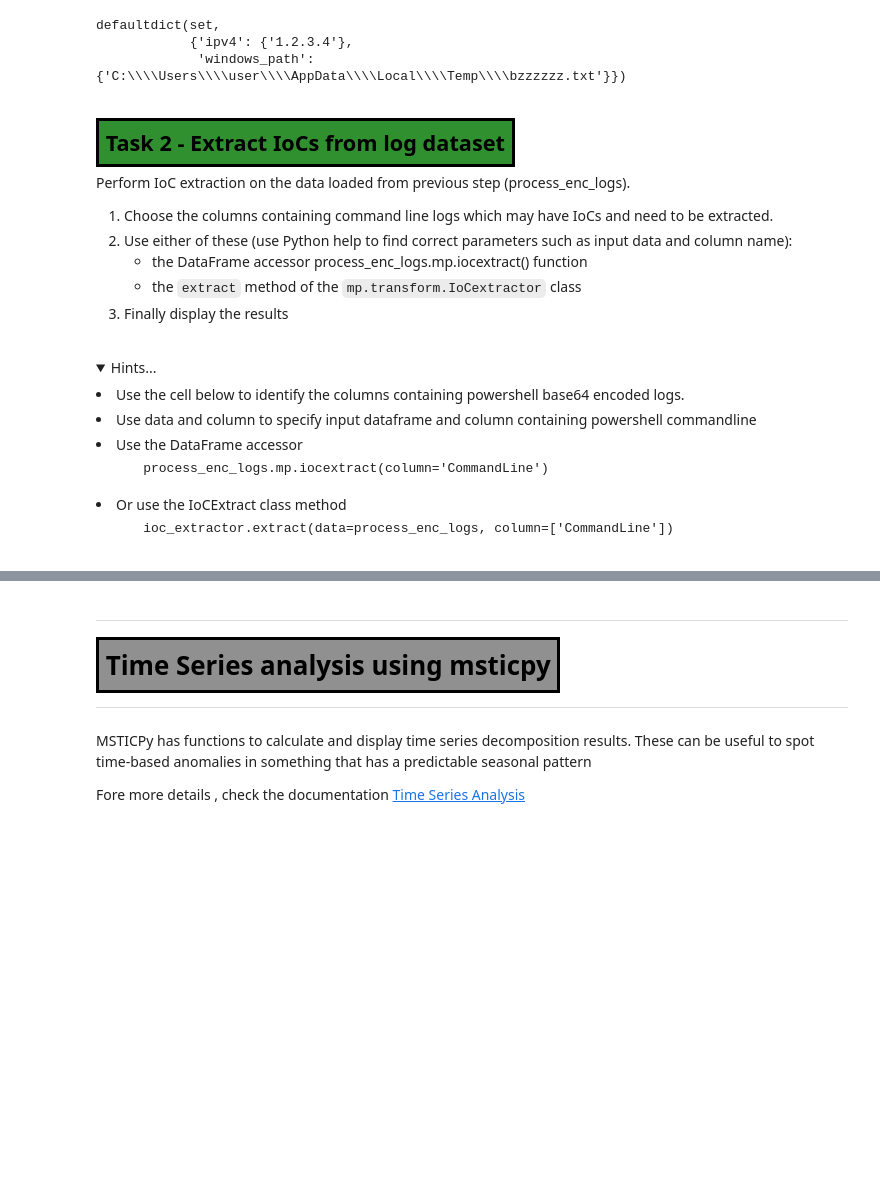
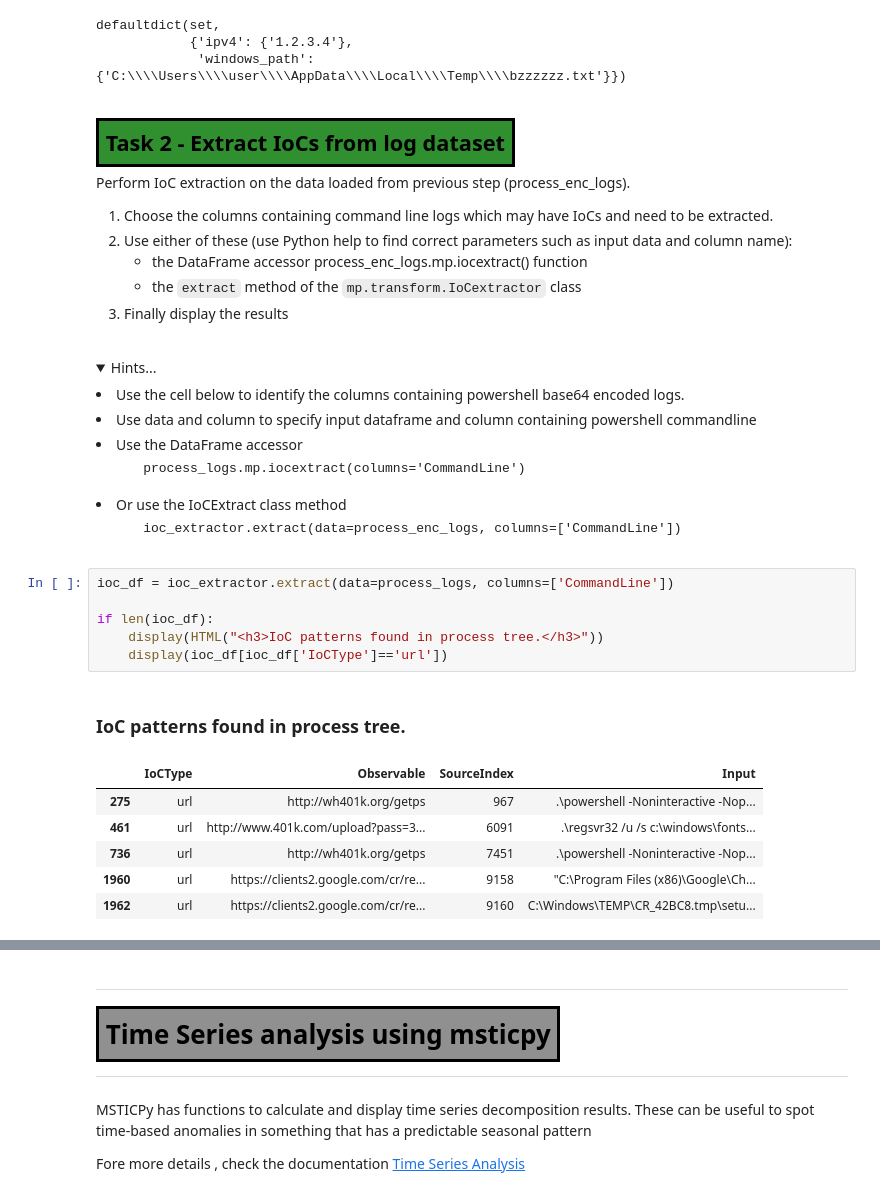
Before and after one commit to microsoft/msticpy-training, a Jupyter notebook: workshops/Oct2022/completed/Session-6-Data-Analysis.ipynb, the cells around one changed output, grey strips where cells are left out. Saved outputs shown, nothing was run; the diff lists cells and outputs as text; folded sections open; blank space fills up the shorter version.

```diff
--- a/workshops/Oct2022/completed/Session-6-Data-Analysis.ipynb
+++ b/workshops/Oct2022/completed/Session-6-Data-Analysis.ipynb
@@ -203,15 +218,29 @@ Perform IoC extraction on the data loaded from previous step (process_enc_logs).
 <li>Use data and column to specify input dataframe and column containing powershell commandline</li>
 <li>Use the DataFrame accessor
 <pre>
-    process_enc_logs.mp.iocextract(column='CommandLine')
+    process_logs.mp.iocextract(columns='CommandLine')
 </pre>
 </li>
 <li>Or use the IoCExtract class method
 <pre>
-    ioc_extractor.extract(data=process_enc_logs, column=['CommandLine'])
+    ioc_extractor.extract(data=process_enc_logs, columns=['CommandLine'])
 </pre>
 </li>
 <ul>
 </ul>
 </details>
+# %%
+ioc_df = ioc_extractor.extract(data=process_logs, columns=['CommandLine'])
+
+if len(ioc_df):
+    display(HTML("<h3>IoC patterns found in process tree.</h3>"))
+    display(ioc_df[ioc_df['IoCType']=='url'])
+# %% [output]
+IoC patterns found in process tree.
+|  | IoCType | Observable | SourceIndex | Input |
+| 275 | url | http://wh401k.org/getps | 967 | .\powershell -Noninteractive -Nop... |
+| 461 | url | http://www.401k.com/upload?pass=3... | 6091 | .\regsvr32 /u /s c:\windows\fonts... |
+| 736 | url | http://wh401k.org/getps | 7451 | .\powershell -Noninteractive -Nop... |
+| 1960 | url | https://clients2.google.com/cr/re... | 9158 | "C:\Program Files (x86)\Google\Ch... |
+| 1962 | url | https://clients2.google.com/cr/re... | 9160 | C:\Windows\TEMP\CR_42BC8.tmp\setu... |
 # %%
```
Also changed, not shown: parts of 12 cells of this notebook, 1 other file.
